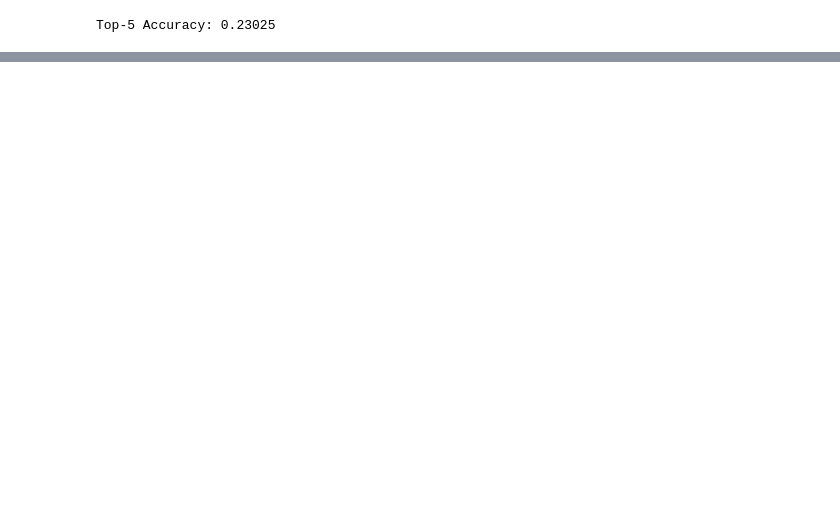
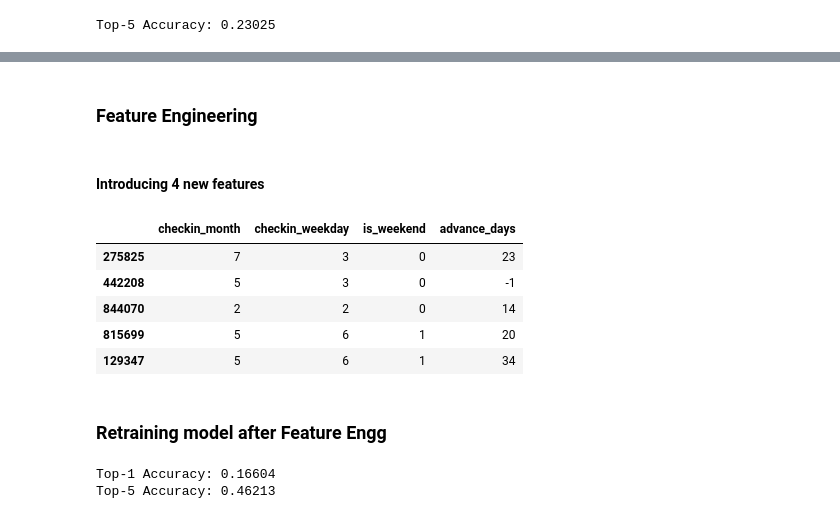
Before and after one commit to Rajkaipa/Group-3-Expedia-Hotel-Recommendation, a Jupyter notebook: Suraj_Baseline_Model.ipynb, the cells around one changed output, grey strips where cells are left out. Saved outputs shown, nothing was run; the diff lists cells and outputs as text; code cells hidden in the pictures; blank space fills up the shorter version.

Commit message:
Further work on modelling

```diff
--- a/Suraj_Baseline_Model.ipynb
+++ b/Suraj_Baseline_Model.ipynb
@@ -516,0 +562,12 @@ Top-5 Accuracy: 0.23025
+# %% [markdown]
+### Feature Engineering
+# %%
+# Fill missing numerical values with median
+X_train['orig_destination_distance'].fillna(X_train['orig_destination_distance'].median(), inplace=True)
+X_test['orig_destination_distance'].fillna(X_train['orig_destination_distance'].median(), inplace=True)
+# %%
+# Apply log-transform to orig_destination_distance
+X_train['orig_destination_distance'] = np.log1p(X_train['orig_destination_distance'])
+X_test['orig_destination_distance'] = np.log1p(X_test['orig_destination_distance'])
+# %% [markdown]
+#### Introducing 4 new features
@@ -516,0 +587,51 @@ Top-5 Accuracy: 0.23025
+# %%
+# Preview the new features
+X_train[['checkin_month','checkin_weekday','is_weekend','advance_days']].head()
+# %% [output]
+|  | checkin_month | checkin_weekday | is_weekend | advance_days |
+| 275825 | 7 | 3 | 0 | 23 |
+| 442208 | 5 | 3 | 0 | -1 |
+| 844070 | 2 | 2 | 0 | 14 |
+| 815699 | 5 | 6 | 1 | 20 |
+| 129347 | 5 | 6 | 1 | 34 |
+# %% [markdown]
+### Retraining model after Feature Engg
+# %%
+import pandas as pd
+from sklearn.ensemble import RandomForestClassifier
+from sklearn.metrics import accuracy_score, top_k_accuracy_score
+
+# 1) Drop raw datetime columns (we've already derived features from them)
+for df_ in (X_train, X_test):
+    for c in ['srch_ci', 'srch_co', 'date_time']:
+        if c in df_.columns:
+            df_.drop(columns=c, inplace=True)
+
+# 2) Encode any remaining object/string columns to integers (simple + safe for trees)
+cat_cols = X_train.select_dtypes(include=['object']).columns
+for col in cat_cols:
+    # make one mapping from TRAIN values; unseen in test -> -1
+    mapping = {v: i for i, v in enumerate(X_train[col].astype(str).unique())}
+    X_train[col] = X_train[col].astype(str).map(mapping).fillna(-1).astype('int32')
+    X_test[col]  = X_test[col].astype(str).map(mapping).fillna(-1).astype('int32')
+
+# 3) Fit + evaluate
+rf = RandomForestClassifier(
+    n_estimators=100,
+    max_depth=15,
+    random_state=42,
+    n_jobs=-1
+)
+rf.fit(X_train, y_train)
+
+y_pred = rf.predict(X_test)
+y_proba = rf.predict_proba(X_test)
+
+top1 = accuracy_score(y_test, y_pred)
+top5 = top_k_accuracy_score(y_test, y_proba, k=5)
+
+print("Top-1 Accuracy:", top1)
+print("Top-5 Accuracy:", top5)
+# %% [output]
+Top-1 Accuracy: 0.16604
+Top-5 Accuracy: 0.46213
```
Also changed, not shown: parts of 31 cells of this notebook.
